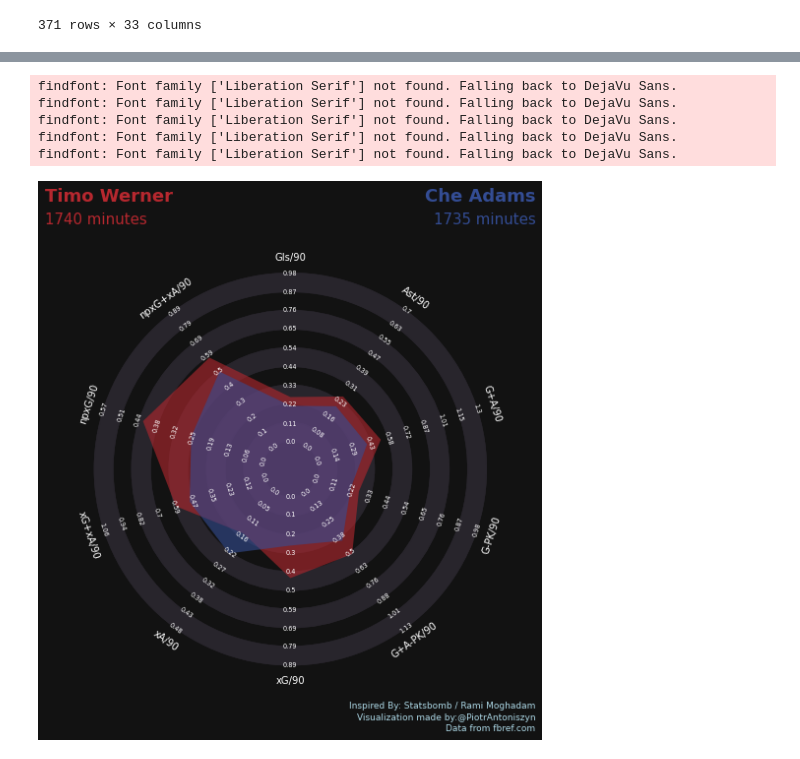
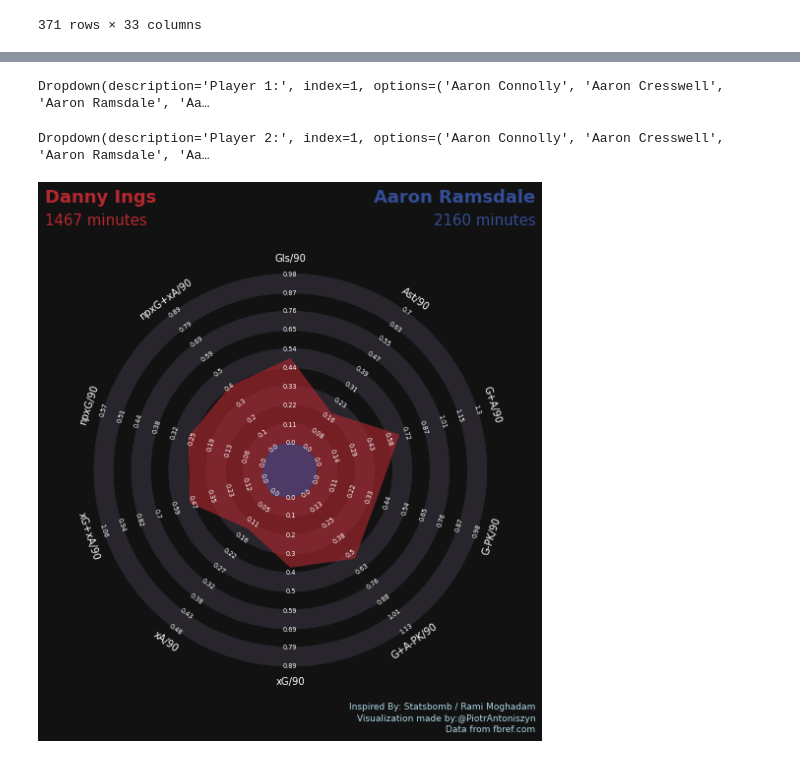
Before and after one commit to PiotrAntoniszyn/FootballAnalytics, a Jupyter notebook: PlayerDatabaseChartCreator.ipynb, the cells around one changed output, grey strips where cells are left out. Drawn from its saved outputs; the diff is of its cells as text; code cells hidden in the pictures.

```diff
--- a/PlayerDatabaseChartCreator.ipynb
+++ b/PlayerDatabaseChartCreator.ipynb
@@ -125,4 +126,30 @@ Select Player 2: Adams
+# %%
+p1 = widgets.Dropdown(
+        options=list(main_df['Player'].sort_values(ascending=True)),
+        value=main_df['Player'][0],
+        description='Player 1:',
+        disabled=False,
+    )
+
+p2 = widgets.Dropdown(
+        options=list(main_df['Player'].sort_values(ascending=True)),
+        value=main_df['Player'][0],
+        description='Player 2:',
+        disabled=False,
+    )
+# %%
+p1
+# %% [output]
+Dropdown(description='Player 1:', index=1, options=('Aaron Connolly', 'Aaron Cresswell', 'Aaron Ramsdale', 'Aa…
+# %%
+p2
+# %% [output]
+Dropdown(description='Player 2:', index=1, options=('Aaron Connolly', 'Aaron Cresswell', 'Aaron Ramsdale', 'Aa…
 # %%
+
+player1=p1.value
+player2=p2.value
+
 valuerange=[]
 
 for x in categories:
@@ -133,36 +160,31 @@ for x in categories:
 ## instantiate object
 radar = Radar(background_color="#121212", patch_color="#28252C", label_color="#FFFFFF",
               range_color="#FFFFFF")
 
 
 title = dict(
     title_name=str(main_df.iloc[main_df[main_df['Player'].str.contains(player1)==True].index[0]]['Player']).split('\\')[0],
     title_color='#B6282F',
     subtitle_name=str(main_df.iloc[main_df[main_df['Player'].str.contains(player1)==True].index[0]]['Min▼']) + ' minutes',
     subtitle_color='#B6282F',
     title_name_2=str(main_df.iloc[main_df[main_df['Player'].str.contains(player2)==True].index[0]]['Player']).split('\\')[0],
     title_color_2='#344D94',
     subtitle_name_2=str(main_df.iloc[main_df[main_df['Player'].str.contains(player2)==True].index[0]]['Min▼']) + ' minutes',
     subtitle_color_2='#344D94',
     title_fontsize=18,                ## fontsize for left-title
     subtitle_fontsize=15,             ## fontsize for left-subtitle
     title_fontsize_2=18,              ## fontsize for right-title
     subtitle_fontsize_2=15            ## fontsize for right-subtitle
 )
 
 
 ## endnote
 endnote = "Visualization made by:@PiotrAntoniszyn\nData from fbref.com"
 end_color = 'blue'
 ## plot radar
 fig, ax = radar.plot_radar(ranges=valuerange, params=categories, values=[main_df.iloc[main_df[main_df['Player'].str.contains(player1)==True].index[0]][7:17],main_df.iloc[main_df[main_df['Player'].str.contains(player2)==True].index[0]][7:17]],
                                  radar_color=['#B6282F', '#344D94'],title=title,compare=True,endnote=endnote,end_color = 'lightblue')
 
 #fig = add_image(image="chelsea.png", fig=fig, left=0.464, bottom=0.81, width=0.1, height=0.075)
 # %% [output]
-findfont: Font family ['Liberation Serif'] not found. Falling back to DejaVu Sans.
-findfont: Font family ['Liberation Serif'] not found. Falling back to DejaVu Sans.
-findfont: Font family ['Liberation Serif'] not found. Falling back to DejaVu Sans.
-findfont: Font family ['Liberation Serif'] not found. Falling back to DejaVu Sans.
-findfont: Font family ['Liberation Serif'] not found. Falling back to DejaVu Sans.
-[figure, old version]
+[figure, new version]
```
Also changed, not shown: parts of 2 cells of this notebook, 3 other files.
